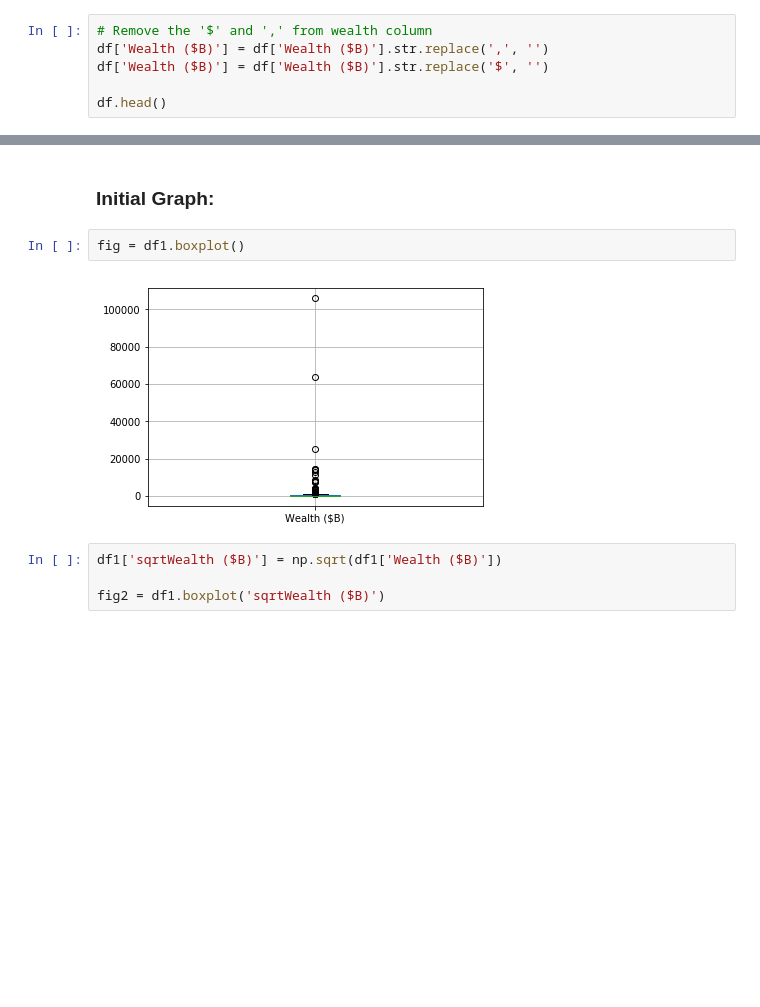
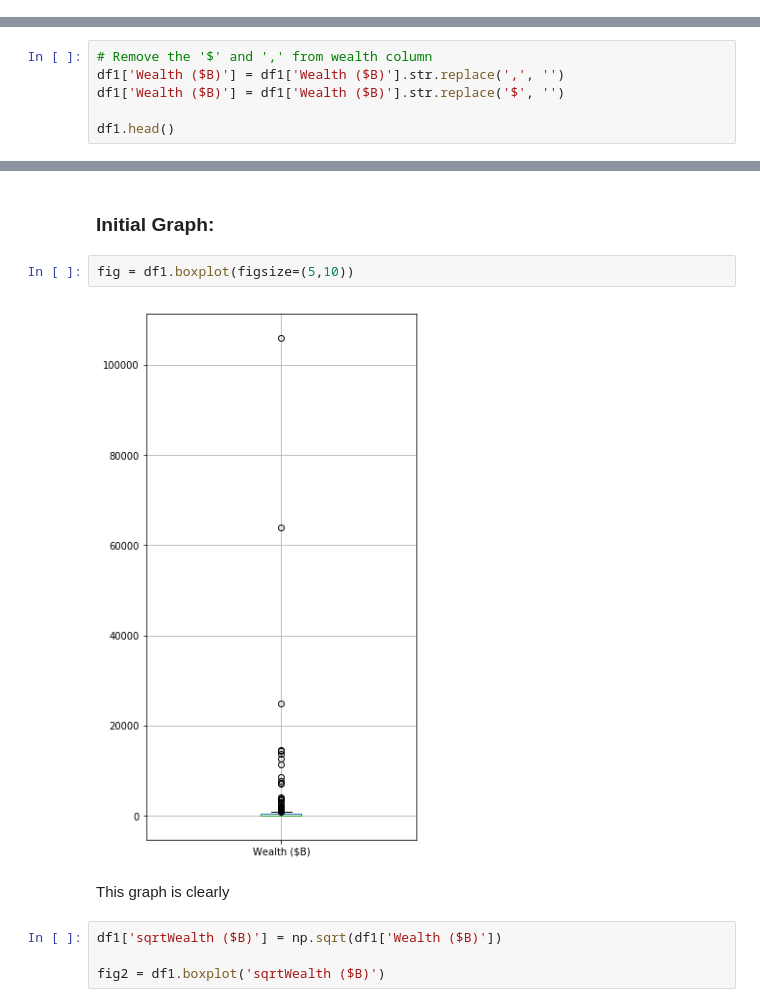
Before and after one commit to rlevv/Makeover_Monday, a Jupyter notebook: 2020W7-World_Weath/World_Wealth.ipynb, the cells around one changed output, grey strips where cells are left out. Saved outputs shown, nothing was run; the diff lists cells and outputs as text; blank space fills up the shorter version.

```diff
--- a/2020W7-World_Weath/World_Wealth.ipynb
+++ b/2020W7-World_Weath/World_Wealth.ipynb
@@ -46,6 +60,0 @@ df.head()
-# %%
-# Remove the '$' and ',' from wealth column
-df['Wealth ($B)'] = df['Wealth ($B)'].str.replace(',', '')
-df['Wealth ($B)'] = df['Wealth ($B)'].str.replace('$', '')
-
-df.head()
@@ -93,0 +95,6 @@ array(['North America', 'China', 'Asia-Pacific', 'Europe', 'India',
+# %%
+# Remove the '$' and ',' from wealth column
+df1['Wealth ($B)'] = df1['Wealth ($B)'].str.replace(',', '')
+df1['Wealth ($B)'] = df1['Wealth ($B)'].str.replace('$', '')
+
+df1.head()
@@ -114,9 +163,11 @@ The data covers 205 countries from 5 regions. The minimum national wealth in bil
 # %% [markdown]
 ### Initial Graph:
 # %%
-fig = df1.boxplot()
+fig = df1.boxplot(figsize=(5,10))
 # %% [output]
-[figure, old version]
+[figure, new version]
+# %% [markdown]
+This graph is clearly
 # %%
 df1['sqrtWealth ($B)'] = np.sqrt(df1['Wealth ($B)'])
 
```
Also changed, not shown: parts of 30 cells of this notebook.
